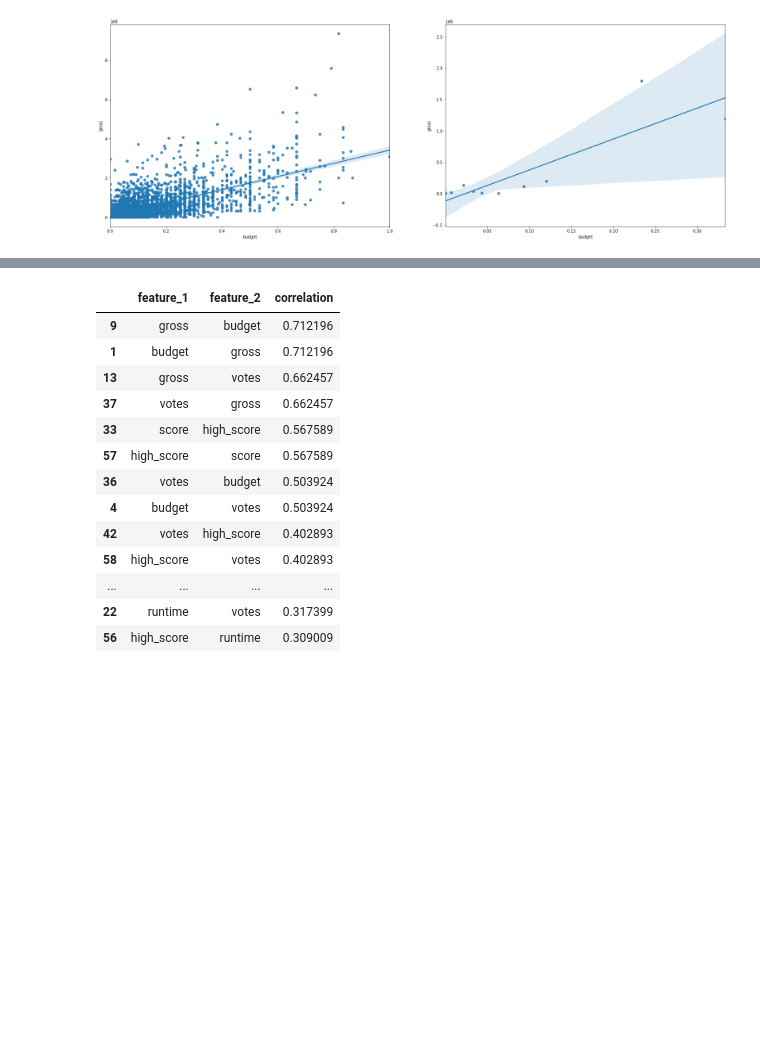
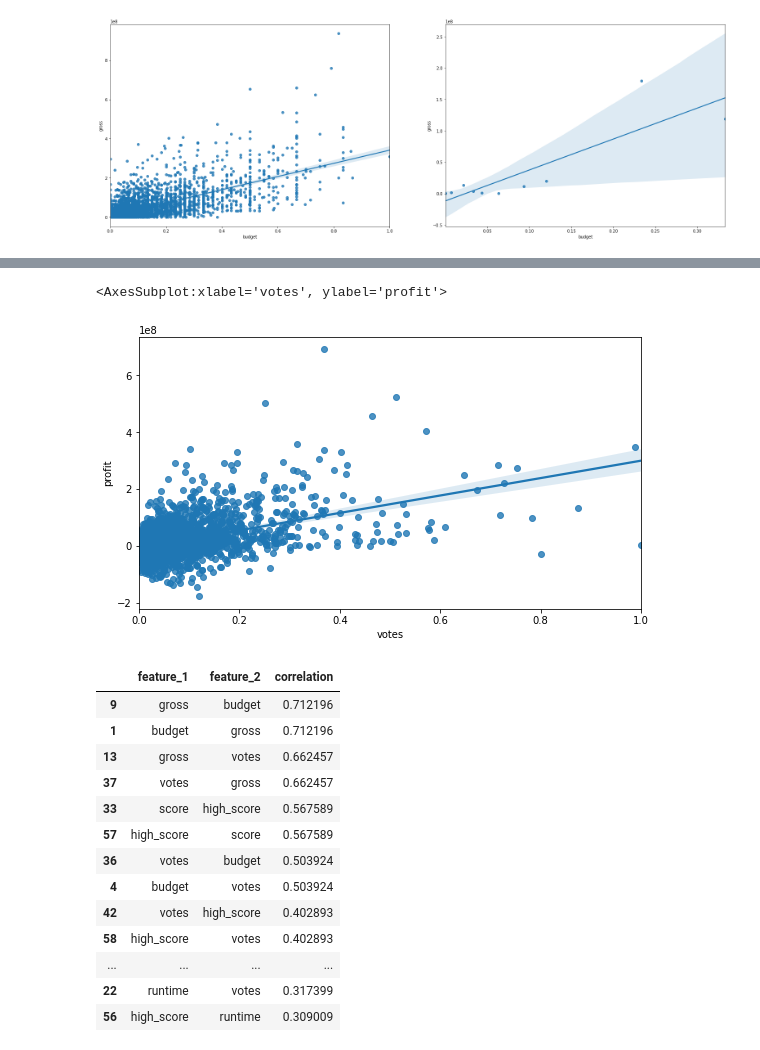
Before and after one commit to sanchiesa/Movie_Industry_Kaggle, a Jupyter notebook: notebooks/Movie_Revenue_Analysis.ipynb, the cells around one changed output, grey strips where cells are left out. Cells and saved outputs as stored; diff of their text form; code cells hidden in the pictures; blank space fills up the shorter version.

```diff
--- a/notebooks/Movie_Revenue_Analysis.ipynb
+++ b/notebooks/Movie_Revenue_Analysis.ipynb
@@ -381,3 +391,14 @@ sns.regplot(x='budget', y='gross', data=data.sample(10, random_state=6), ci=95);
+# %%
+# Plotting relationship between profit and votes
+
+plt.figure(figsize=(9,5))
+# plt.subplot(2,2,1)
+sns.regplot(x='votes', y='profit', data=data_profit, ci=95)
+# plt.subplot(2,2,2)
+# sns.regplot(x='votes', y='profit', data=data_profit.sample(10, random_state=6), ci=95);
+# %% [output]
+<AxesSubplot:xlabel='votes', ylabel='profit'>
+[figure, added]
 # %%
 # Ranking features by correlation
 
```
Also changed, not shown: parts of 8 cells of this notebook.
